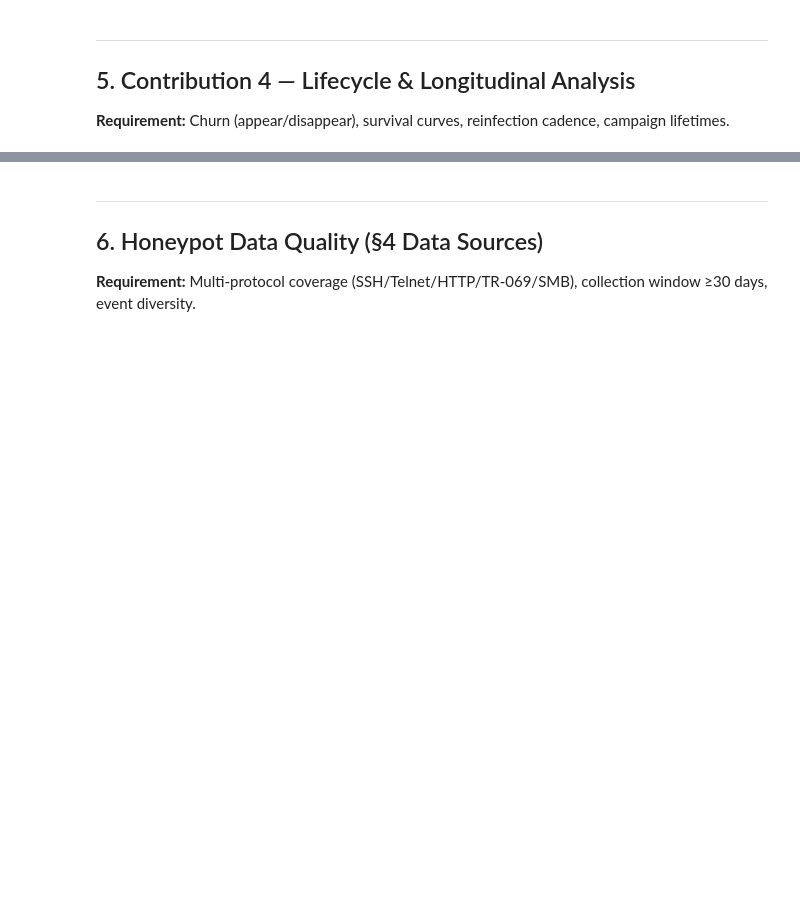
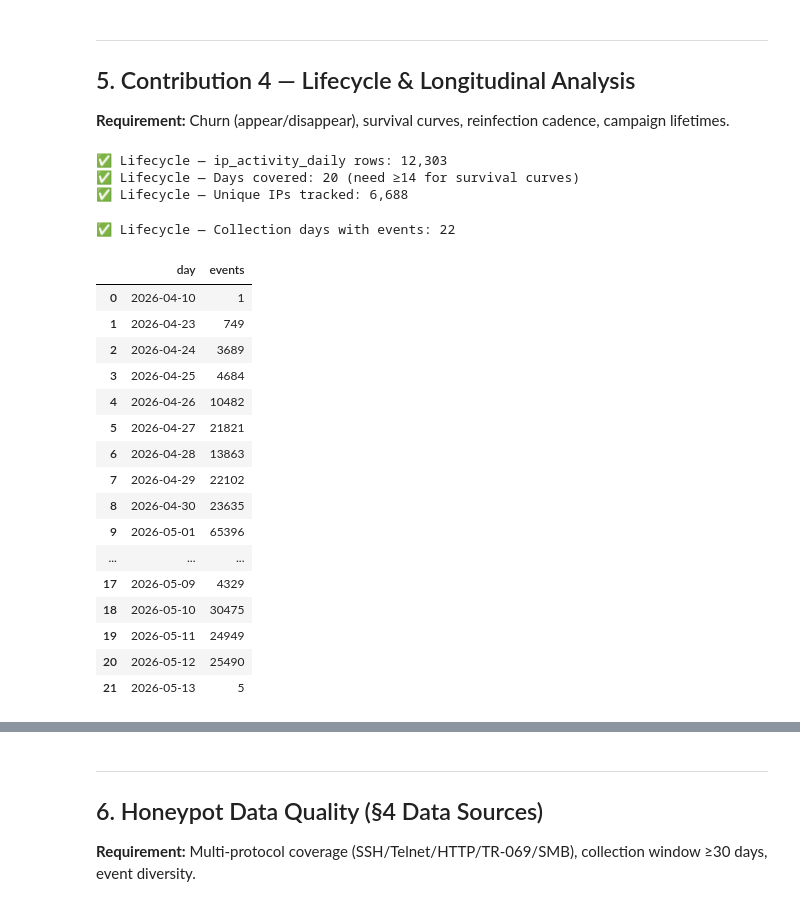
Before and after one commit to Faisal-8898/Cyber-Security-Data-Analysis-Pipeline, a Jupyter notebook: research-notebook/investigation-of-data.ipynb, the cells around one changed output, grey strips where cells are left out. Saved outputs shown, nothing was run; the diff lists cells and outputs as text; code cells hidden in the pictures; blank space fills up the shorter version.

```diff
--- a/research-notebook/investigation-of-data.ipynb
+++ b/research-notebook/investigation-of-data.ipynb
@@ -304,25 +491,47 @@ else:
 **Requirement:** Churn (appear/disappear), survival curves, reinfection cadence, campaign lifetimes.
 # %%
 # Daily churn table
-churn_rows = scalar("SELECT count(*) FROM ip_activity_daily")
-churn_days = scalar("SELECT count(DISTINCT day) FROM ip_activity_daily")
-churn_ips  = scalar("SELECT count(DISTINCT ip) FROM ip_activity_daily")
+churn_rows = scalar_safe("SELECT count(*) FROM ip_activity_daily") or 0
+churn_days = scalar_safe("SELECT count(DISTINCT day) FROM ip_activity_daily") or 0
+churn_ips  = scalar_safe("SELECT count(DISTINCT source_ip) FROM ip_activity_daily") or 0
 
 status(churn_rows > 1000, f"Lifecycle — ip_activity_daily rows: {churn_rows:,}")
 status(churn_days >= 14, f"Lifecycle — Days covered: {churn_days} (need ≥14 for survival curves)")
 status(churn_ips  > 100,  f"Lifecycle — Unique IPs tracked: {churn_ips:,}")
 
 # Daily event volume (attack timeline)
-daily_vol = q("""
+daily_vol = q_safe("""
     SELECT date_trunc('day', event_time)::date AS day,
            count(*) events
     FROM honeypot_events
     WHERE event_time IS NOT NULL
     GROUP BY 1 ORDER BY 1
 """)
 
 status(len(daily_vol) >= 14, f"Lifecycle — Collection days with events: {len(daily_vol)}")
 display(daily_vol)
+# %% [output]
+✅ Lifecycle — ip_activity_daily rows: 12,303
+✅ Lifecycle — Days covered: 20 (need ≥14 for survival curves)
+✅ Lifecycle — Unique IPs tracked: 6,688
+✅ Lifecycle — Collection days with events: 22
+|  | day | events |
+| 0 | 2026-04-10 | 1 |
+| 1 | 2026-04-23 | 749 |
+| 2 | 2026-04-24 | 3689 |
+| 3 | 2026-04-25 | 4684 |
+| 4 | 2026-04-26 | 10482 |
+| 5 | 2026-04-27 | 21821 |
+| 6 | 2026-04-28 | 13863 |
+| 7 | 2026-04-29 | 22102 |
+| 8 | 2026-04-30 | 23635 |
+| 9 | 2026-05-01 | 65396 |
+| ... | ... | ... |
+| 17 | 2026-05-09 | 4329 |
+| 18 | 2026-05-10 | 30475 |
+| 19 | 2026-05-11 | 24949 |
+| 20 | 2026-05-12 | 25490 |
+| 21 | 2026-05-13 | 5 |
 # %%
 # Plot attack timeline (Fig. 2 in paper)
 if len(daily_vol) > 0:
```
Also changed, not shown: parts of 24 cells of this notebook, 20 other files.
